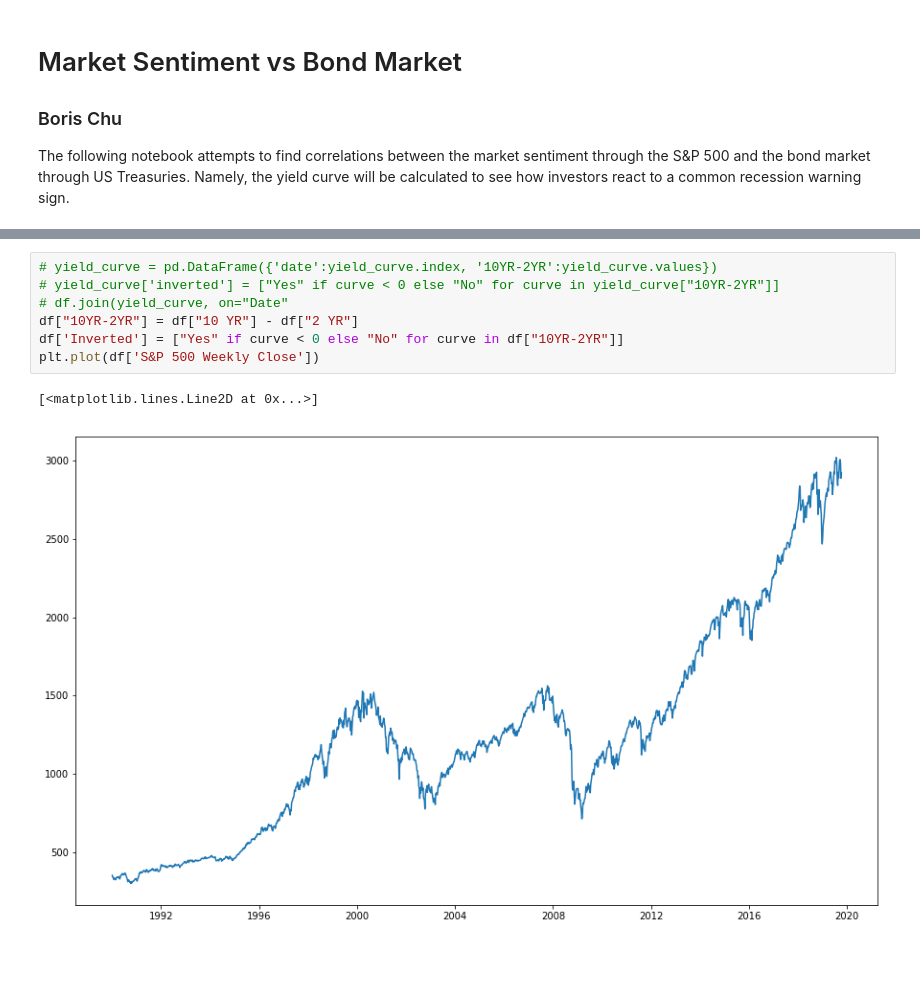
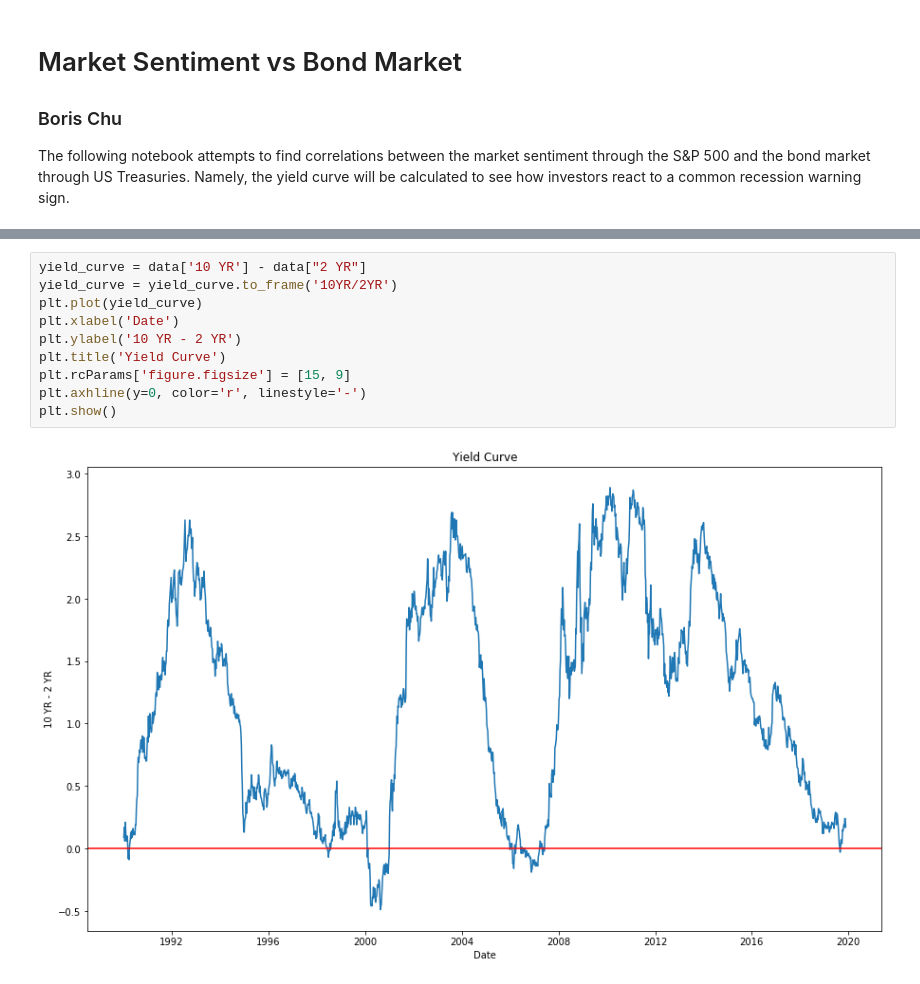
Before and after one commit to borischu/Market-Sentiment-vs-Bond-Market, a Jupyter notebook: Market Sentiment vs Bond Market.ipynb, the cells around one changed output, grey strips where cells are left out. Saved outputs shown, nothing was run; the diff lists cells and outputs as text; blank space fills up the shorter version.

```diff
--- a/Market Sentiment vs Bond Market.ipynb
+++ b/Market Sentiment vs Bond Market.ipynb
@@ -63,10 +66,12 @@ plt.plot(yield_curve)
-# %%
-# yield_curve = pd.DataFrame({'date':yield_curve.index, '10YR-2YR':yield_curve.values})
-# yield_curve['inverted'] = ["Yes" if curve < 0 else "No" for curve in yield_curve["10YR-2YR"]]
-# df.join(yield_curve, on="Date"
-df["10YR-2YR"] = df["10 YR"] - df["2 YR"]
-df['Inverted'] = ["Yes" if curve < 0 else "No" for curve in df["10YR-2YR"]]
-plt.plot(df['S&P 500 Weekly Close'])
-# %% [output]
-[<matplotlib.lines.Line2D at 0x...>]
-[figure, removed]
+# %%
+yield_curve = data['10 YR'] - data["2 YR"]
+yield_curve = yield_curve.to_frame('10YR/2YR')
+plt.plot(yield_curve)
+plt.xlabel('Date')
+plt.ylabel('10 YR - 2 YR')
+plt.title('Yield Curve')
+plt.rcParams['figure.figsize'] = [15, 9]
+plt.axhline(y=0, color='r', linestyle='-')
+plt.show()
+# %% [output]
+[figure, added]
```
Also changed, not shown: parts of 7 cells of this notebook.
